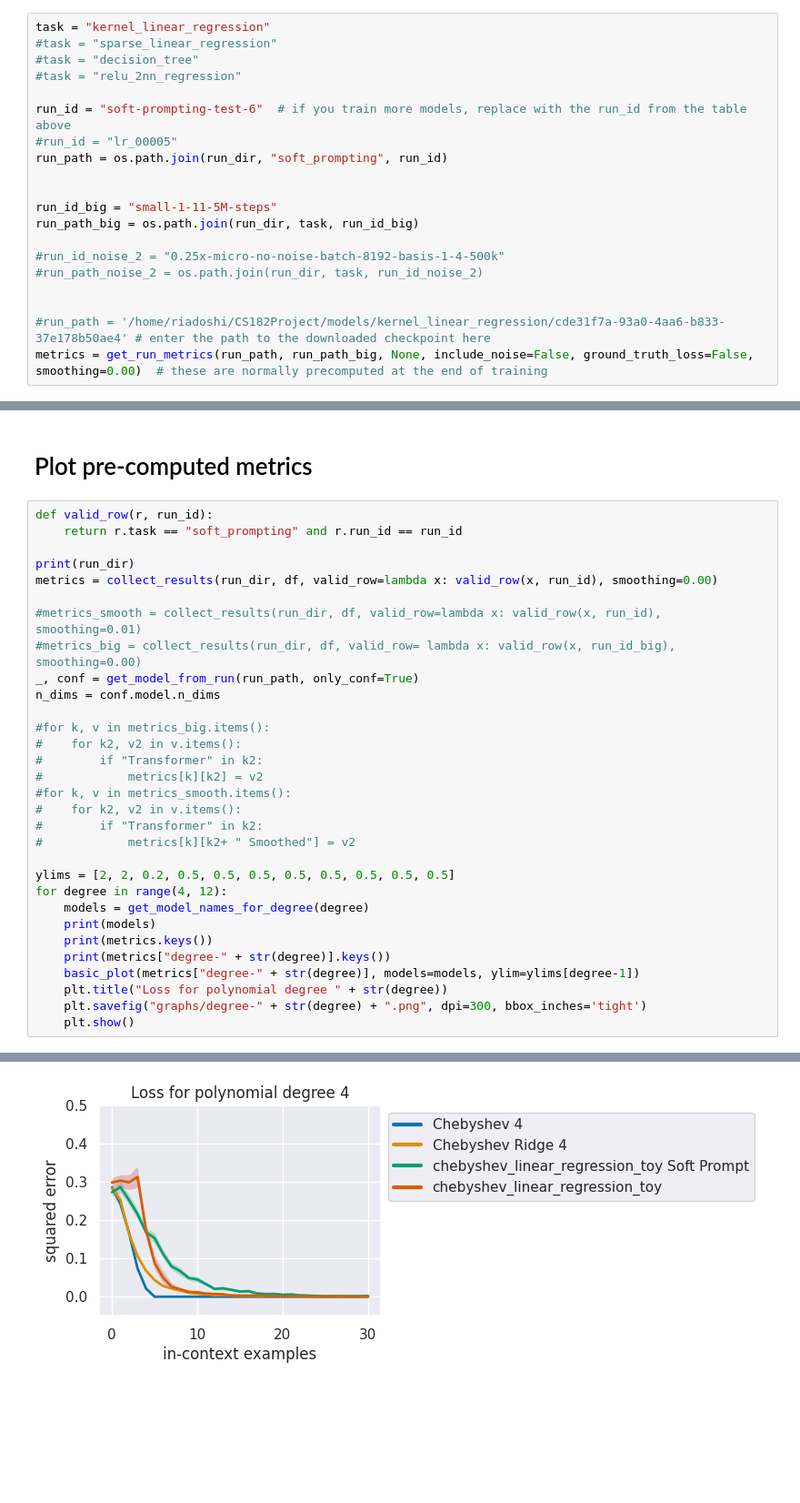
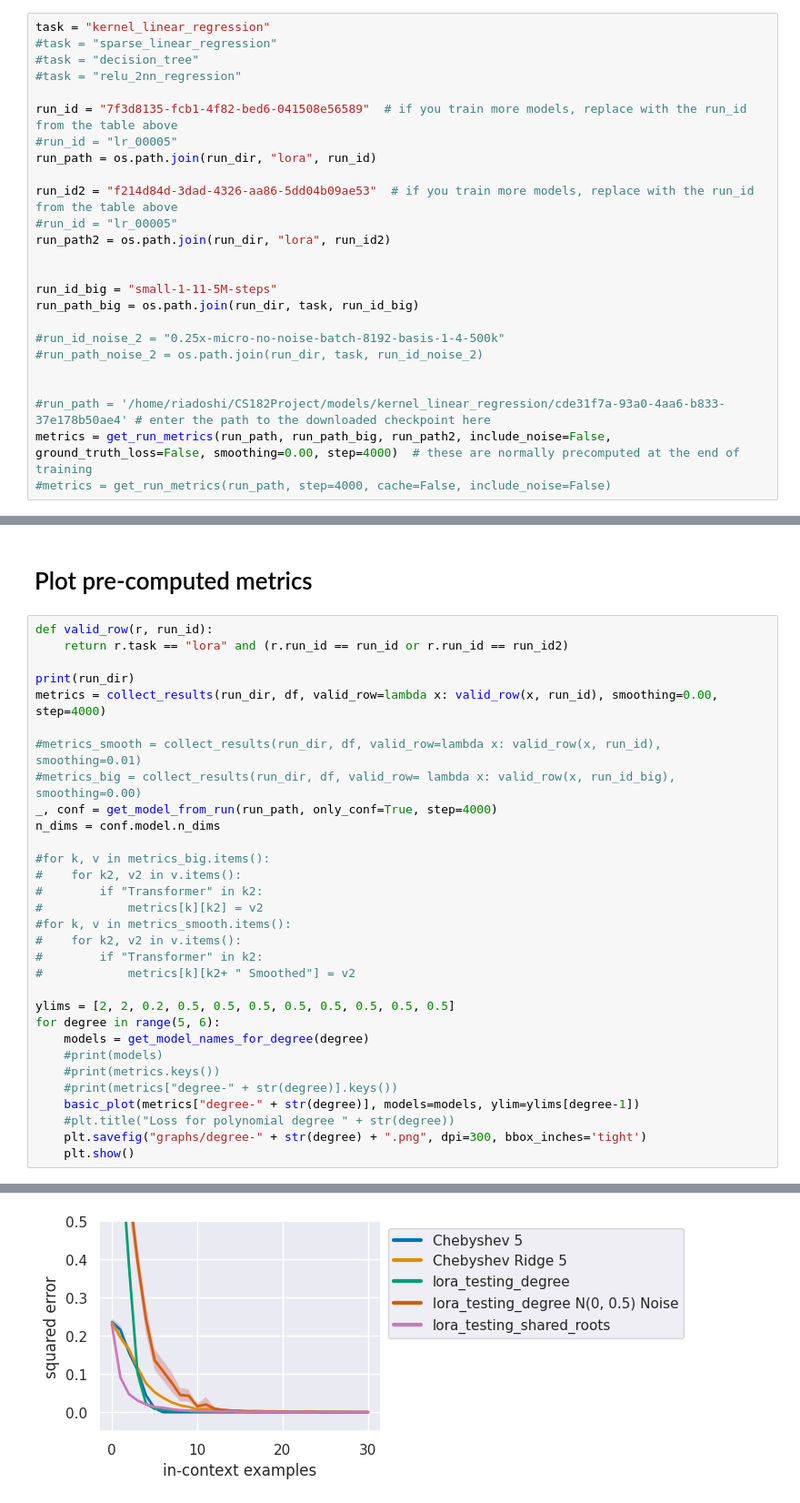
Before and after one commit to wilcoxsonm21/CS182Project, a Jupyter notebook: src/eval.ipynb, the cells around one changed output, grey strips where cells are left out. Shown at 91% size. Cells and saved outputs as stored; diff of their text form; blank space fills up the shorter version.

```diff
--- a/src/eval.ipynb
+++ b/src/eval.ipynb
@@ -62,9 +57,13 @@ task = "kernel_linear_regression"
 #task = "decision_tree"
 #task = "relu_2nn_regression"
 
-run_id = "soft-prompting-test-6"  # if you train more models, replace with the run_id from the table above
+run_id = "7f3d8135-fcb1-4f82-bed6-041508e56589"  # if you train more models, replace with the run_id from the table above
 #run_id = "lr_00005"
-run_path = os.path.join(run_dir, "soft_prompting", run_id)
+run_path = os.path.join(run_dir, "lora", run_id)
+
+run_id2 = "f214d84d-3dad-4326-aa86-5dd04b09ae53"  # if you train more models, replace with the run_id from the table above
+#run_id = "lr_00005"
+run_path2 = os.path.join(run_dir, "lora", run_id2)
 
 
 run_id_big = "small-1-11-5M-steps"
@@ -75,5 +74,6 @@ run_path_big = os.path.join(run_dir, task, run_id_big)
 
 
 #run_path = '/home/riadoshi/CS182Project/models/kernel_linear_regression/cde31f7a-93a0-4aa6-b833-37e178b50ae4' # enter the path to the downloaded checkpoint here
-metrics = get_run_metrics(run_path, run_path_big, None, include_noise=False, ground_truth_loss=False, smoothing=0.00)  # these are normally precomputed at the end of training
+metrics = get_run_metrics(run_path, run_path_big, run_path2, include_noise=False, ground_truth_loss=False, smoothing=0.00, step=4000)  # these are normally precomputed at the end of training
+#metrics = get_run_metrics(run_path, step=4000, cache=False, include_noise=False)
 # %% [output]
@@ -98,14 +88,14 @@ PROMPT:  tensor([[[0.8780],
 # Plot pre-computed metrics
 # %%
 def valid_row(r, run_id):
-    return r.task == "soft_prompting" and r.run_id == run_id
+    return r.task == "lora" and (r.run_id == run_id or r.run_id == run_id2)
 
 print(run_dir)
-metrics = collect_results(run_dir, df, valid_row=lambda x: valid_row(x, run_id), smoothing=0.00)
+metrics = collect_results(run_dir, df, valid_row=lambda x: valid_row(x, run_id), smoothing=0.00, step=4000)
 
 #metrics_smooth = collect_results(run_dir, df, valid_row=lambda x: valid_row(x, run_id), smoothing=0.01)
 #metrics_big = collect_results(run_dir, df, valid_row= lambda x: valid_row(x, run_id_big), smoothing=0.00)
-_, conf = get_model_from_run(run_path, only_conf=True)
+_, conf = get_model_from_run(run_path, only_conf=True, step=4000)
 n_dims = conf.model.n_dims
 
 #for k, v in metrics_big.items():
@@ -118,13 +108,13 @@ n_dims = conf.model.n_dims
 #            metrics[k][k2+ " Smoothed"] = v2
 
 ylims = [2, 2, 0.2, 0.5, 0.5, 0.5, 0.5, 0.5, 0.5, 0.5, 0.5]
-for degree in range(4, 12):
+for degree in range(5, 6):
     models = get_model_names_for_degree(degree)
-    print(models)
-    print(metrics.keys())
-    print(metrics["degree-" + str(degree)].keys())
+    #print(models)
+    #print(metrics.keys())
+    #print(metrics["degree-" + str(degree)].keys())
     basic_plot(metrics["degree-" + str(degree)], models=models, ylim=ylims[degree-1])
-    plt.title("Loss for polynomial degree " + str(degree))
+    #plt.title("Loss for polynomial degree " + str(degree))
     plt.savefig("graphs/degree-" + str(degree) + ".png", dpi=300, bbox_inches='tight')
     plt.show()
 # %% [output]
@@ -148 +148 @@ dict_keys(['Chebyshev 4', 'Chebyshev Ridge 4', 'chebyshev_linear_regression_toy
-[figure, old version]
+[figure, new version]
```
Also changed, not shown: parts of 3 cells of this notebook, 3 other files.
